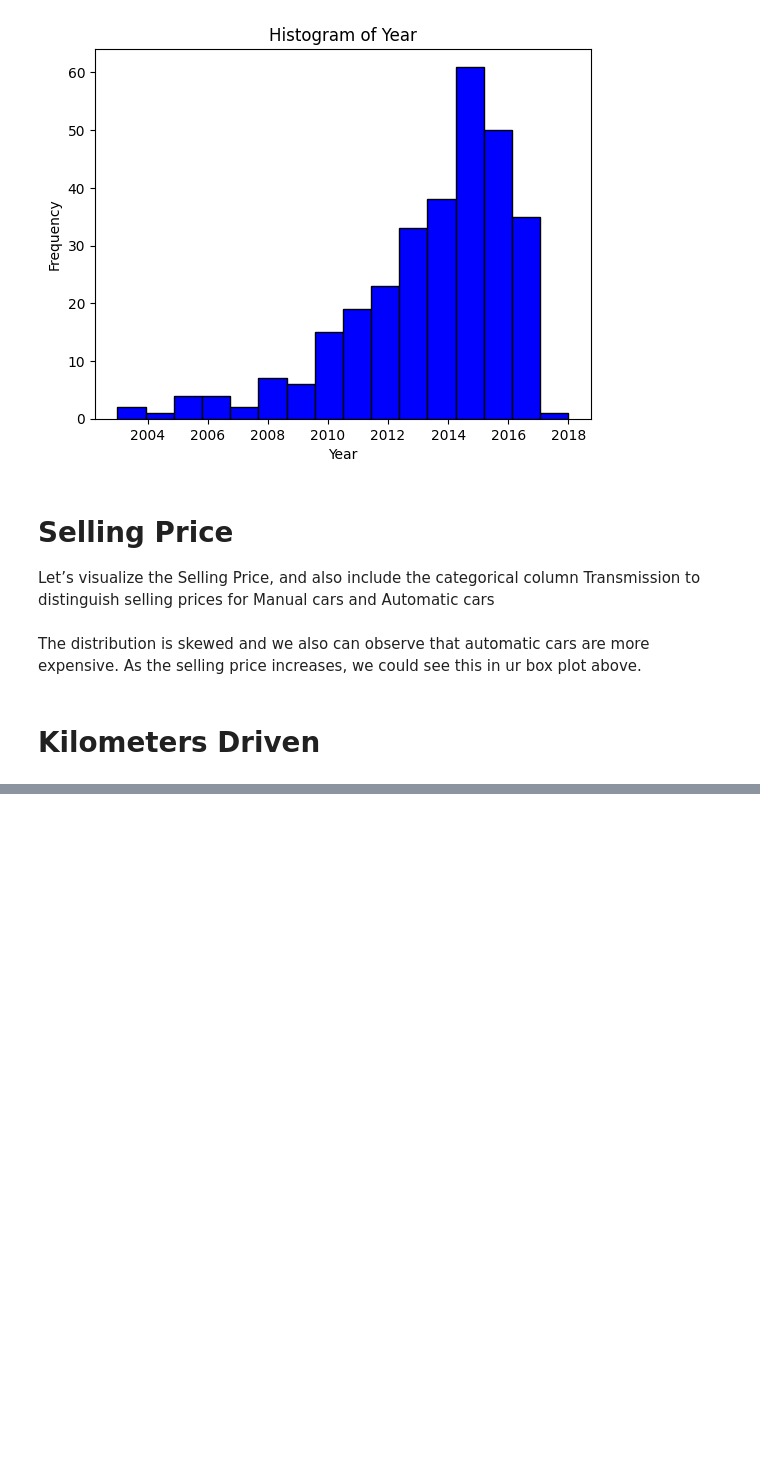
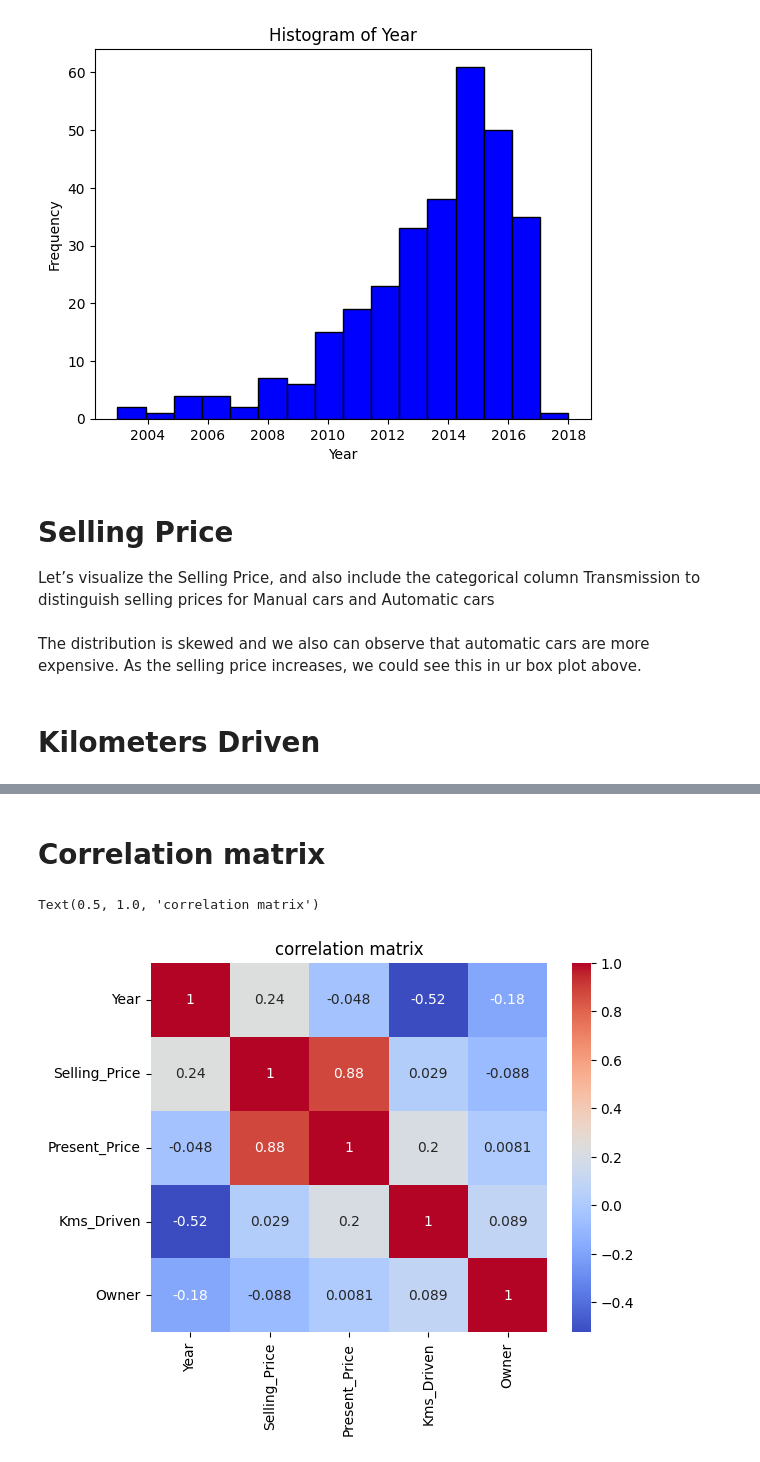
Before and after one commit to ruksad/descriptive-stats, a Jupyter notebook: lectures/13_22Feb/Linear_regression_car_price_prediction.ipynb, the cells around one changed output, grey strips where cells are left out. Drawn from its saved outputs; the diff is of its cells as text; code cells hidden in the pictures; blank space fills up the shorter version.

Commit message:
sns heatmap

```diff
--- a/lectures/13_22Feb/Linear_regression_car_price_prediction.ipynb
+++ b/lectures/13_22Feb/Linear_regression_car_price_prediction.ipynb
@@ -116,0 +182,6 @@ fig.show()
+# %%
+# drop car_data non numerical columns and find the correlation betwenn them
+import numpy as np
+
+numerical_data= car_data.select_dtypes(include=[np.number])
+numerical_data.corr()
@@ -116,0 +195,11 @@ fig.show()
+# %% [markdown]
+# Correlation matrix
+# %%
+import seaborn as sns
+import matplotlib.pyplot as plt
+
+fig= sns.heatmap(numerical_data.corr(), annot=True, cmap='coolwarm')
+plt.title('correlation matrix')
+# %% [output]
+Text(0.5, 1.0, 'correlation matrix')
+[figure, added]
```
Also changed, not shown: parts of 9 cells of this notebook, 1 other file.
